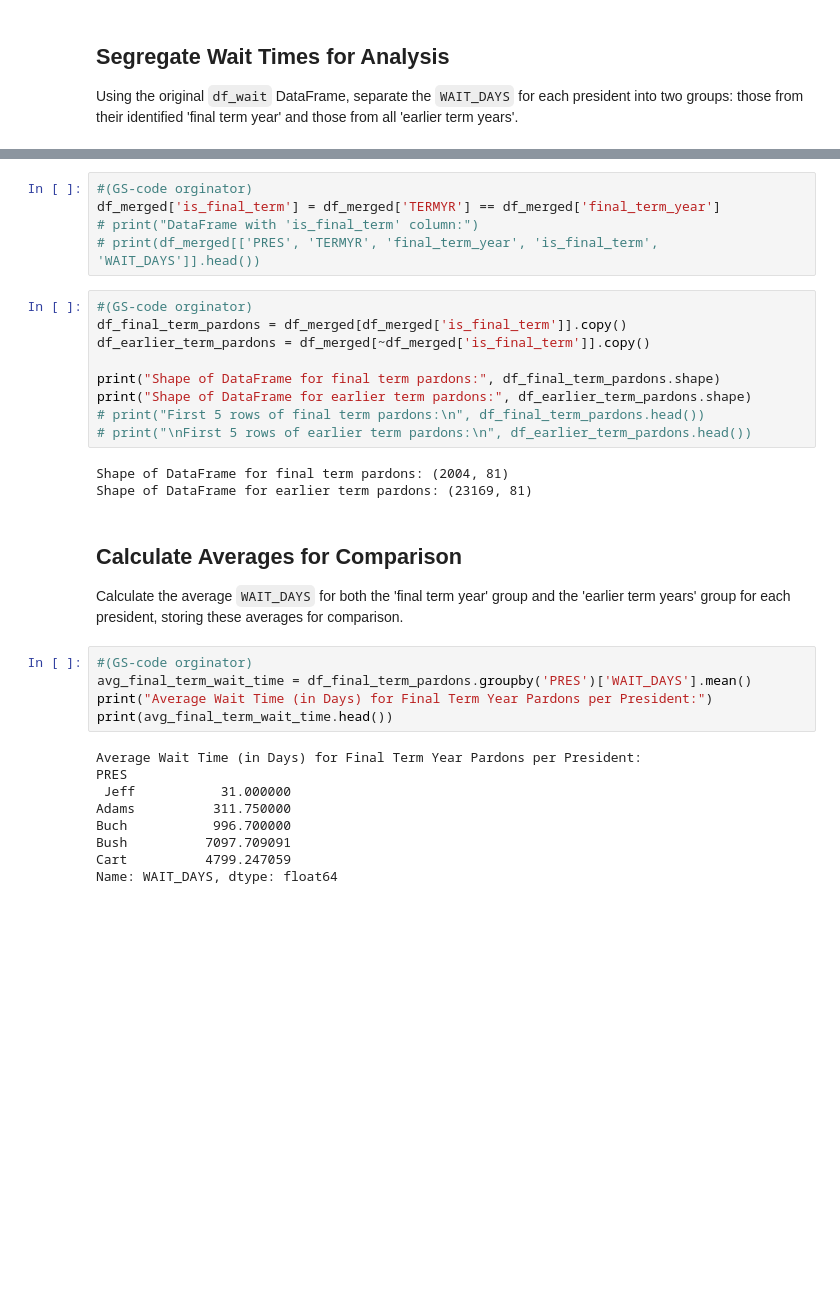
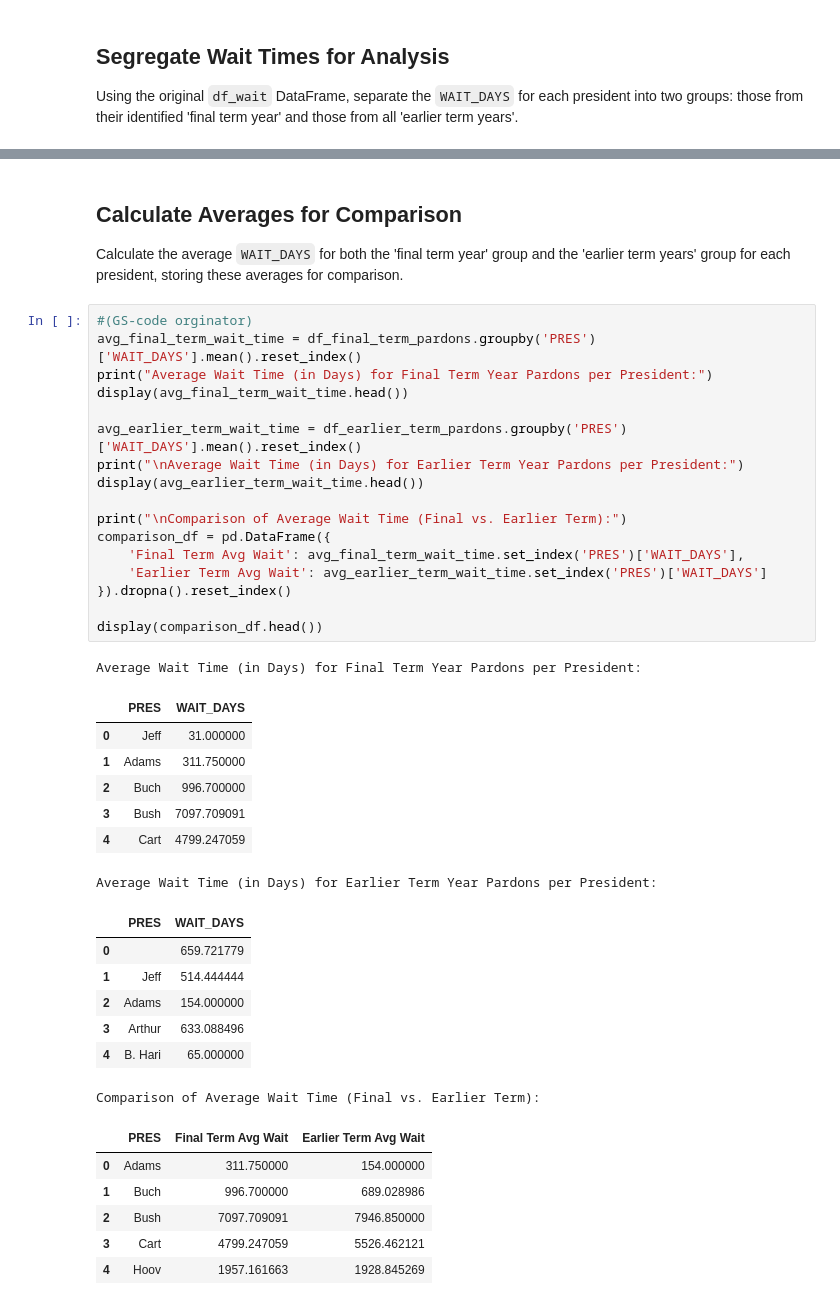
Before and after one commit to GraceSchmidt1/Group2_US_Pardons, a Jupyter notebook: US_Pardons_EDA.ipynb, the cells around one changed output, grey strips where cells are left out. Cells and saved outputs as stored; diff of their text form; blank space fills up the shorter version.

```diff
--- a/US_Pardons_EDA.ipynb
+++ b/US_Pardons_EDA.ipynb
@@ -636,35 +724,43 @@ df_merged = pd.merge(df_wait, final_term_years_df, on='PRES', how='left')
-# %%
-#(GS-code orginator)
-df_merged['is_final_term'] = df_merged['TERMYR'] == df_merged['final_term_year']
-# print("DataFrame with 'is_final_term' column:")
-# print(df_merged[['PRES', 'TERMYR', 'final_term_year', 'is_final_term', 'WAIT_DAYS']].head())
-# %%
-#(GS-code orginator)
-df_final_term_pardons = df_merged[df_merged['is_final_term']].copy()
-df_earlier_term_pardons = df_merged[~df_merged['is_final_term']].copy()
-
-print("Shape of DataFrame for final term pardons:", df_final_term_pardons.shape)
-print("Shape of DataFrame for earlier term pardons:", df_earlier_term_pardons.shape)
-# print("First 5 rows of final term pardons:\n", df_final_term_pardons.head())
-# print("\nFirst 5 rows of earlier term pardons:\n", df_earlier_term_pardons.head())
-# %% [output]
-Shape of DataFrame for final term pardons: (2004, 81)
-Shape of DataFrame for earlier term pardons: (23169, 81)
 # %% [markdown]
 ## Calculate Averages for Comparison
 
 Calculate the average `WAIT_DAYS` for both the 'final term year' group and the 'earlier term years' group for each president, storing these averages for comparison.
 # %%
 #(GS-code orginator)
-avg_final_term_wait_time = df_final_term_pardons.groupby('PRES')['WAIT_DAYS'].mean()
+avg_final_term_wait_time = df_final_term_pardons.groupby('PRES')['WAIT_DAYS'].mean().reset_index()
 print("Average Wait Time (in Days) for Final Term Year Pardons per President:")
-print(avg_final_term_wait_time.head())
+display(avg_final_term_wait_time.head())
+
+avg_earlier_term_wait_time = df_earlier_term_pardons.groupby('PRES')['WAIT_DAYS'].mean().reset_index()
+print("\nAverage Wait Time (in Days) for Earlier Term Year Pardons per President:")
+display(avg_earlier_term_wait_time.head())
+
+print("\nComparison of Average Wait Time (Final vs. Earlier Term):")
+comparison_df = pd.DataFrame({
+    'Final Term Avg Wait': avg_final_term_wait_time.set_index('PRES')['WAIT_DAYS'],
+    'Earlier Term Avg Wait': avg_earlier_term_wait_time.set_index('PRES')['WAIT_DAYS']
+}).dropna().reset_index()
+
+display(comparison_df.head())
 # %% [output]
 Average Wait Time (in Days) for Final Term Year Pardons per President:
-PRES
- Jeff           31.000000
-Adams          311.750000
-Buch           996.700000
-Bush          7097.709091
-Cart          4799.247059
-Name: WAIT_DAYS, dtype: float64
+|  | PRES | WAIT_DAYS |
+| 0 | Jeff | 31.000000 |
+| 1 | Adams | 311.750000 |
+| 2 | Buch | 996.700000 |
+| 3 | Bush | 7097.709091 |
+| 4 | Cart | 4799.247059 |
+Average Wait Time (in Days) for Earlier Term Year Pardons per President:
+|  | PRES | WAIT_DAYS |
+| 0 |  | 659.721779 |
+| 1 | Jeff | 514.444444 |
+| 2 | Adams | 154.000000 |
+| 3 | Arthur | 633.088496 |
+| 4 | B. Hari | 65.000000 |
+Comparison of Average Wait Time (Final vs. Earlier Term):
+|  | PRES | Final Term Avg Wait | Earlier Term Avg Wait |
+| 0 | Adams | 311.750000 | 154.000000 |
+| 1 | Buch | 996.700000 | 689.028986 |
+| 2 | Bush | 7097.709091 | 7946.850000 |
+| 3 | Cart | 4799.247059 | 5526.462121 |
+| 4 | Hoov | 1957.161663 | 1928.845269 |
```
Also changed, not shown: parts of 51 cells of this notebook.
